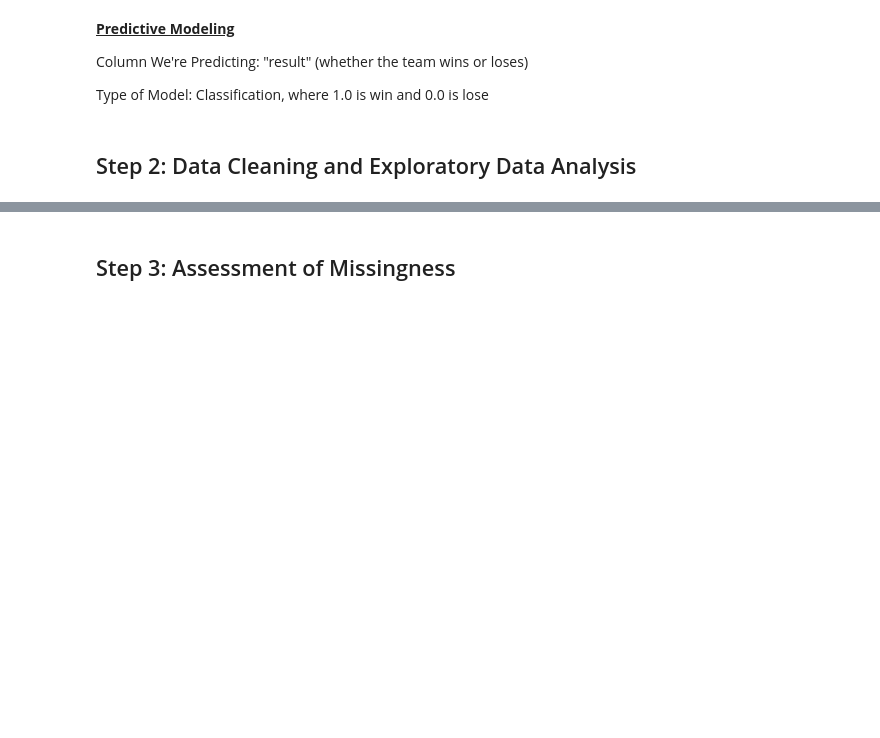
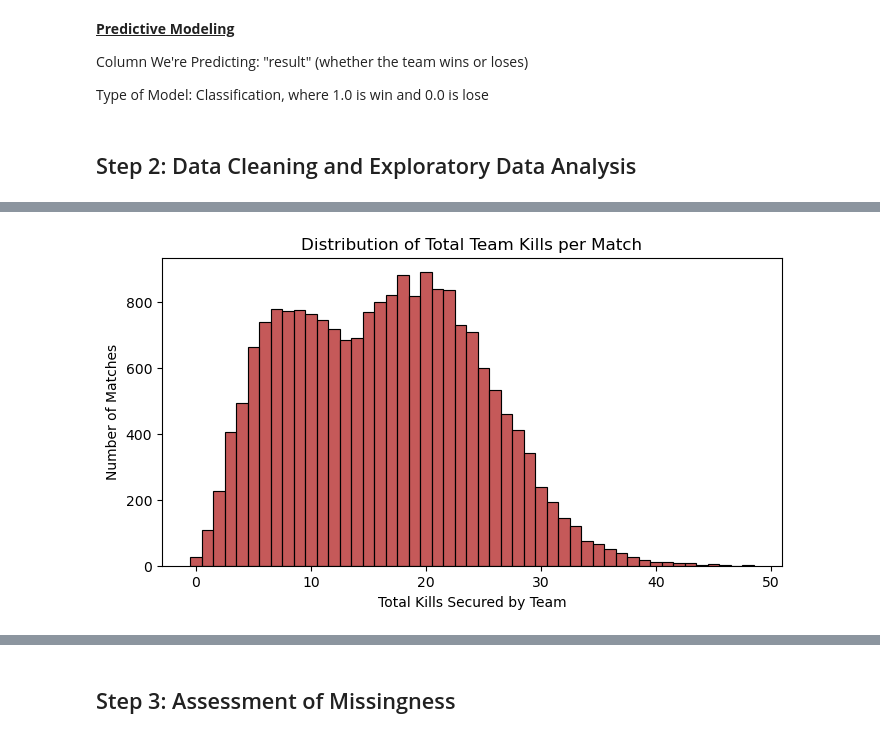
Before and after one commit to amytrinh334/dsc80-final-project, a Jupyter notebook: template.ipynb, the cells around one changed output, grey strips where cells are left out. Saved outputs shown, nothing was run; the diff lists cells and outputs as text; code cells hidden in the pictures; blank space fills up the shorter version.

Commit message:
cleaned data and univariate analysis

```diff
--- a/template.ipynb
+++ b/template.ipynb
@@ -107,0 +106,9 @@ key_col = [...]
+# %%
+#print(df.columns.tolist())
+# filter out columns that we don't need and only keep the columns that are somewhat relevant to our hypothesis testing and prediction task
+key_col = ['gameid','participantid','side','position','result',
+          'kills', 'deaths', 'assists', 'doublekills', 'triplekills', 'quadrakills', 'pentakills', 'firstblood',
+         'dragons','infernals','mountains','clouds','oceans','chemtechs','hextechs','elders','heralds', 'void_grubs','barons']
+
+df = df.drop(columns=[col for col in df.columns if col not in key_col])
+df
@@ -107,0 +129,6 @@ key_col = [...]
+# %%
+# we only want to look at the team data, so we will drop the player data (position != 'team' or participantid != 100 or 200)
+
+df = df[((df['participantid'] == 100) | (df['participantid'] == 200)) & (df['position'] == 'team')]
+df.reset_index(inplace=True, drop=True)
+df
@@ -107,0 +170,11 @@ key_col = [...]
+# %%
+df['total_monster_objectives'] = df['dragons'] + df['heralds'] + df['barons'] + df['void_grubs']
+# infernals, mountains, clouds, oceans, chemtechs, hextechs, and elders are types of dragons and are already included in total
+# note that the original dataset has a column called monsterkills, but that includes regular jungle monsters
+# we are only interested in the major monster objectives that teams secure together (since they give buffs)
+
+df = df.rename(columns={'kills': 'total_kills'})
+#kills are already summed for the whole team, so we don't need to sum them up again
+#doublekills, triplekills, quadrakills, pentakills are for the type of kills, and already included in total
+
+df.head()
@@ -107,0 +205,10 @@ key_col = [...]
+# %%
+# total kills distribution
+plt.figure(figsize=(8, 4))
+sns.histplot(data=df, x='total_kills',  color='firebrick', discrete=True)
+plt.title('Distribution of Total Team Kills per Match')
+plt.xlabel('Total Kills Secured by Team')
+plt.ylabel('Number of Matches')
+plt.show()
+# %% [output]
+[figure, added]
```
Also changed, not shown: parts of 15 cells of this notebook, 1 other file.
